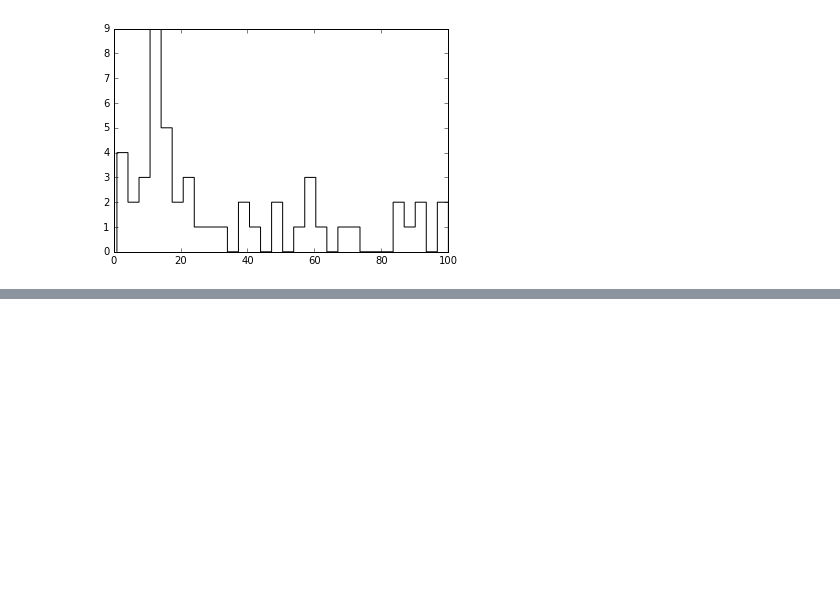
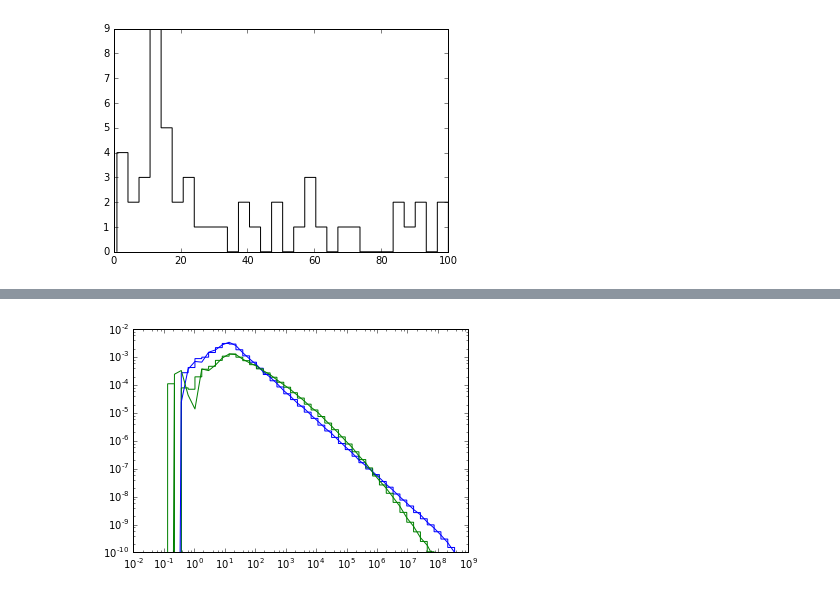
Before and after one commit to astroJeff/gaia_binaries, a Jupyter notebook: notebooks/TGAS_distribution.ipynb, the cells around one changed output, grey strips where cells are left out. Saved outputs shown, nothing was run; the diff lists cells and outputs as text; code cells hidden in the pictures; blank space fills up the shorter version.

```diff
--- a/notebooks/TGAS_distribution.ipynb
+++ b/notebooks/TGAS_distribution.ipynb
@@ -407,0 +519,27 @@ print 10.*pc_to_cm / 6.95e10
+# %%
+bins = 10**np.linspace(-2,9,50)
+
+P_binary.generate_binary_set(num_sys=100000, ecc_prob='thermal', a_prob='log_flat')
+log_flat_sep_kde = gaussian_kde(np.log10(P_binary.binary_set['proj_sep']), bw_method=0.01)
+plt.hist(P_binary.binary_set['proj_sep'], bins=bins, histtype='step', normed=True)
+prob_kde = log_flat_sep_kde.evaluate((np.log10(bins))) / bins / np.log(10.)
+plt.plot(bins, prob_kde, color='b')
+
+
+P_binary.generate_binary_set(num_sys=100000, ecc_prob='thermal', a_prob='raghavan')
+log_normal_sep_kde = gaussian_kde(np.log10(P_binary.binary_set['proj_sep']), bw_method=0.01)
+
+
+plt.hist(P_binary.binary_set['proj_sep'], bins=bins, histtype='step', normed=True)
+prob_kde = log_normal_sep_kde.evaluate((np.log10(bins))) / bins / np.log(10.)
+plt.plot(bins, prob_kde, color='g')
+
+plt.xlim(10**(-2),10**9)
+plt.ylim(1.0e-10, 1.0e-2)
+
+plt.xscale('log')
+plt.yscale('log')
+
+plt.show()
+# %% [output]
+[figure, added]
```
Also changed, not shown: parts of 14 cells of this notebook, 2 other files.
